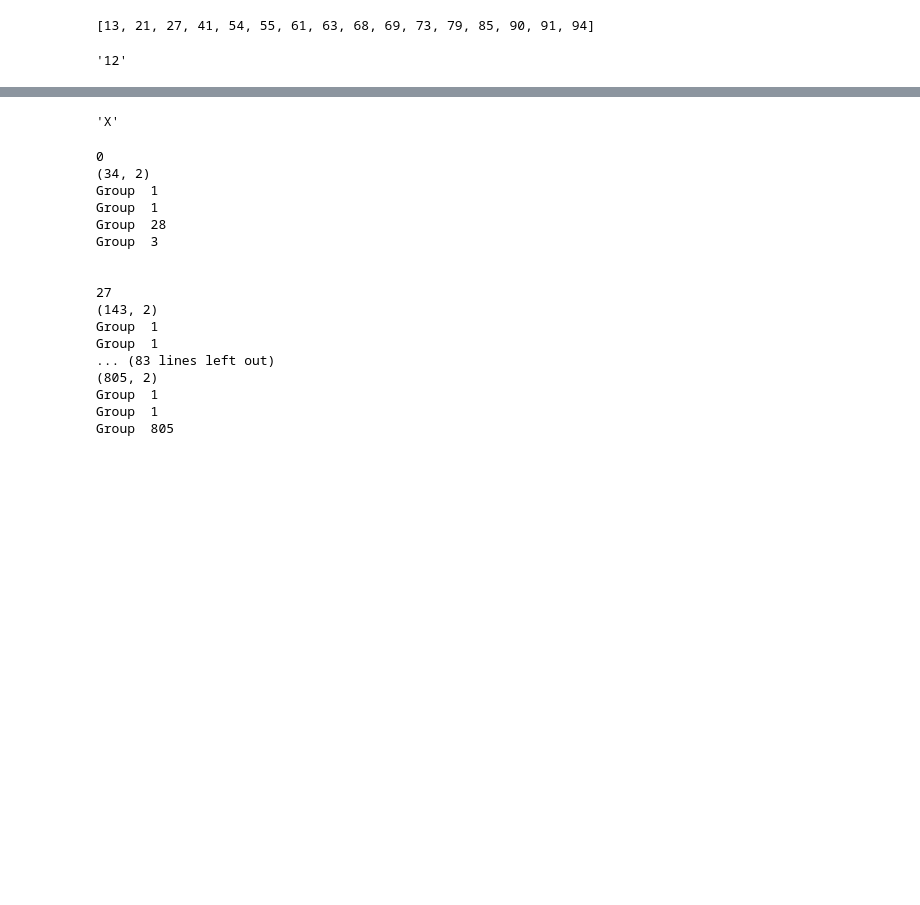
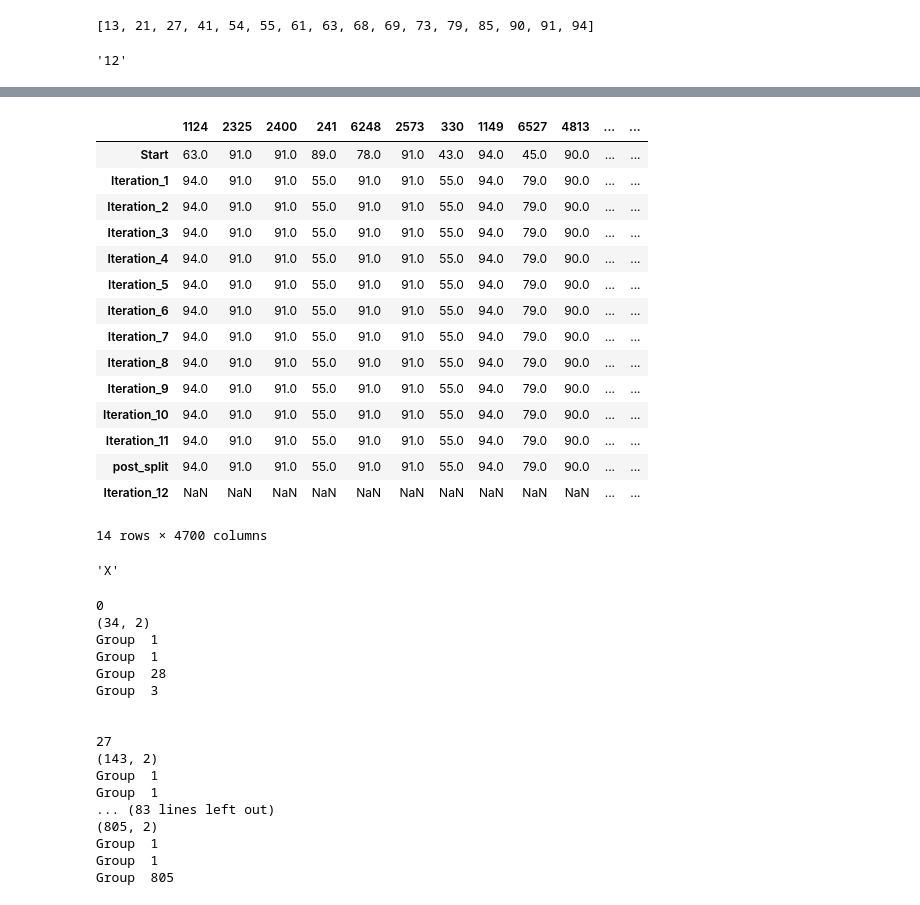
Before and after one commit to linnarsson-lab/FISHscale, a Jupyter notebook: Neigbours_area_classification.ipynb, the cells around one changed output, grey strips where cells are left out. Drawn from its saved outputs; the diff is of its cells as text; code cells hidden in the pictures; blank space fills up the shorter version.

Commit message:
Added post split of disconnected lcusters

```diff
--- a/Neigbours_area_classification.ipynb
+++ b/Neigbours_area_classification.ipynb
@@ -433,7 +489,7 @@ plot_region_label(df_coord, label_matrix, 12)
 [interactive output not drawn]
 [interactive output not drawn]
 # %%
-filt = label_matrix.iloc[-1] == 87
+filt = label_matrix.iloc[-1] == 55
 coord_interest = df_coord.loc[:,filt]
 print(coord_interest.shape)
 
@@ -483,9 +539,9 @@ def max_dist_graph(coordinates, max_dist=np.inf):
 
     return G
 
-G3 = max_dist_graph(coord_interest, 1000)
+G3 = max_dist_graph(coord_interest, 3500)
 plt.figure()
-#nx.draw_networkx_edges(G3, coord_interest)
+nx.draw_networkx_edges(G3, coord_interest)
 plt.gca().axis('equal')
 plt.scatter(df_coord.loc['X', filt], df_coord.loc['Y',filt], s=1,c = 'red')
 
@@ -502,0 +584,12 @@ for i in nx.connected_components(G3):
+# %%
+label_matrix = copy.copy()
+last_row = label_matrix.index[-1]
+label_matrix.append(label_matrix.loc[last_row])
+label_matrix.index = label_matrix.index.where((label_matrix.index != last_row), 'post_split')
+
+cc = list(nx.connected_components(G3))
+cc = [i for i in cc if i not in [{'X'}, {'Y'}]]
+max_label = np.unique(label_matrix)[-2]
+for n, c in enumerate(cc):
+    label_matrix.loc['post_split', c] = [max_label + n + 1] * len(c)
+label_matrix
@@ -503,3 +626,22 @@ for i in nx.connected_components(G3):
+# %%
+label_matrix
+# %% [output]
+|  | 1124 | 2325 | 2400 | 241 | 6248 | 2573 | 330 | 1149 | 6527 | 4813 | ... | ... |
+| Start | 63.0 | 91.0 | 91.0 | 89.0 | 78.0 | 91.0 | 43.0 | 94.0 | 45.0 | 90.0 | ... | ... |
+| Iteration_1 | 94.0 | 91.0 | 91.0 | 55.0 | 91.0 | 91.0 | 55.0 | 94.0 | 79.0 | 90.0 | ... | ... |
+| Iteration_2 | 94.0 | 91.0 | 91.0 | 55.0 | 91.0 | 91.0 | 55.0 | 94.0 | 79.0 | 90.0 | ... | ... |
+| Iteration_3 | 94.0 | 91.0 | 91.0 | 55.0 | 91.0 | 91.0 | 55.0 | 94.0 | 79.0 | 90.0 | ... | ... |
+| Iteration_4 | 94.0 | 91.0 | 91.0 | 55.0 | 91.0 | 91.0 | 55.0 | 94.0 | 79.0 | 90.0 | ... | ... |
+| Iteration_5 | 94.0 | 91.0 | 91.0 | 55.0 | 91.0 | 91.0 | 55.0 | 94.0 | 79.0 | 90.0 | ... | ... |
+| Iteration_6 | 94.0 | 91.0 | 91.0 | 55.0 | 91.0 | 91.0 | 55.0 | 94.0 | 79.0 | 90.0 | ... | ... |
+| Iteration_7 | 94.0 | 91.0 | 91.0 | 55.0 | 91.0 | 91.0 | 55.0 | 94.0 | 79.0 | 90.0 | ... | ... |
+| Iteration_8 | 94.0 | 91.0 | 91.0 | 55.0 | 91.0 | 91.0 | 55.0 | 94.0 | 79.0 | 90.0 | ... | ... |
+| Iteration_9 | 94.0 | 91.0 | 91.0 | 55.0 | 91.0 | 91.0 | 55.0 | 94.0 | 79.0 | 90.0 | ... | ... |
+| Iteration_10 | 94.0 | 91.0 | 91.0 | 55.0 | 91.0 | 91.0 | 55.0 | 94.0 | 79.0 | 90.0 | ... | ... |
+| Iteration_11 | 94.0 | 91.0 | 91.0 | 55.0 | 91.0 | 91.0 | 55.0 | 94.0 | 79.0 | 90.0 | ... | ... |
+| post_split | 94.0 | 91.0 | 91.0 | 55.0 | 91.0 | 91.0 | 55.0 | 94.0 | 79.0 | 90.0 | ... | ... |
+| Iteration_12 | NaN | NaN | NaN | NaN | NaN | NaN | NaN | NaN | NaN | NaN | ... | ... |
+14 rows × 4700 columns
 # %%
     def reset_labels(label_matrix, count_threshold, reset_to_9999=False):
 
```
Also changed, not shown: parts of 12 cells of this notebook.
